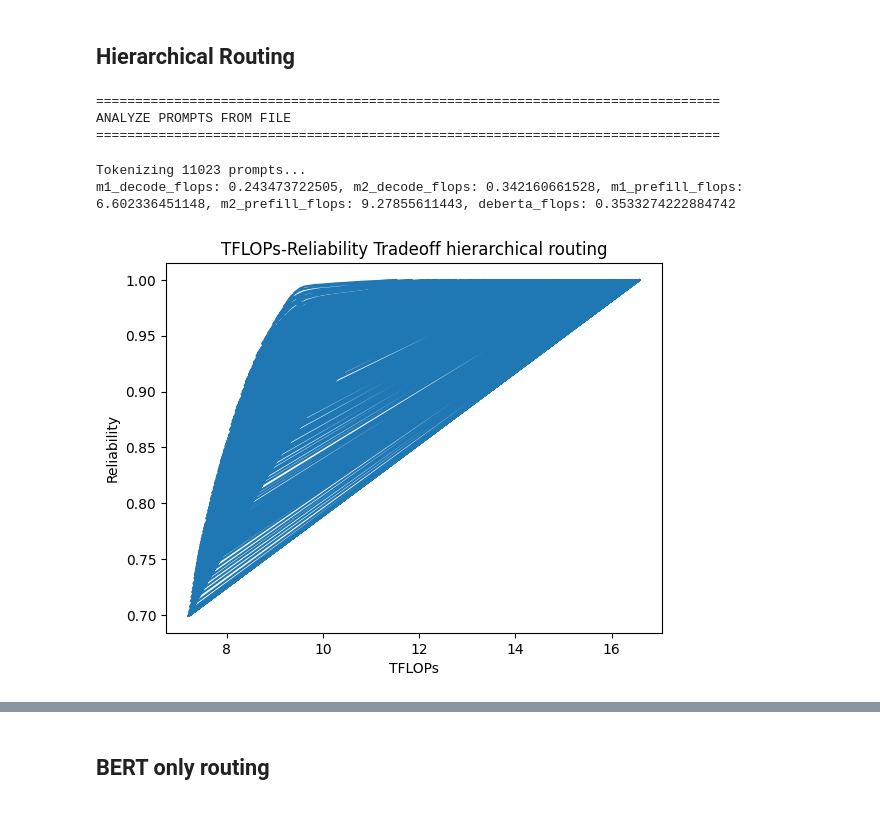
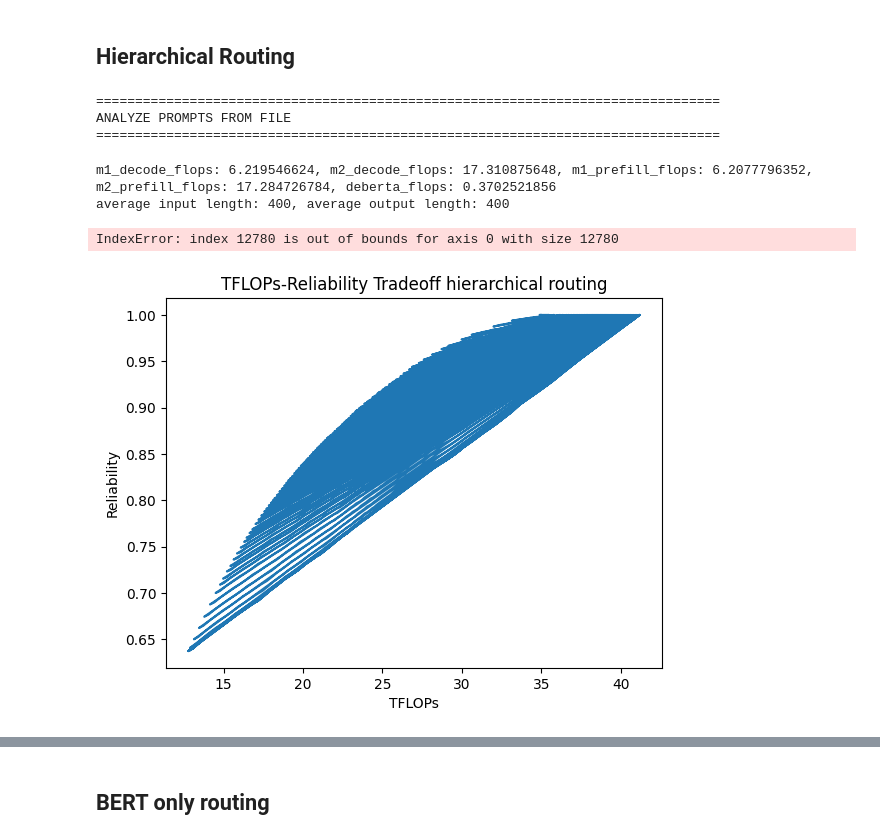
Before and after one commit to hhosseini1377/LLM_routing, a Jupyter notebook: notebooks/trade_off.ipynb, the cells around one changed output, grey strips where cells are left out. Saved outputs shown, nothing was run; the diff lists cells and outputs as text; code cells hidden in the pictures.

```diff
--- a/notebooks/trade_off.ipynb
+++ b/notebooks/trade_off.ipynb
@@ -5,8 +5,8 @@
 The autoreload extension is already loaded. To reload it, use:
   %reload_ext autoreload
 # %%
-small_model_size = 7
-large_model_size = 14
+small_model = 'qwen3_8b'
+large_model = 'qwen3_32b'
 # %% [markdown]
 ## Hierarchical Routing
 # %%
@@ -17,35 +17,70 @@ print("ANALYZE PROMPTS FROM FILE")
 print("=" * 80)
 
 from router_system.compute_flops import reliability_cost_tradeoff_for_different_thresholds_hierarchical_routing
+dataset = 'mmlu_original_auxiliary_qwen8b_2'
 
-file_path = './generate_dataset/datasets/MMLU/mmlu_auxiliary_and_all_with_correct_counts_n5_val.pkl'  # Example path
-cpx_prob_dir = 'cpx_model/inference_logs/probabilities_20251116-214238.pkl'
-bert_prob_dir = 'bert_routing/inference_logs/probabilities_20251117-151544.pkl'
-hierarchical_routing_tradeoff_results = reliability_cost_tradeoff_for_different_thresholds_hierarchical_routing(file_path, cpx_prob_dir, bert_prob_dir, small_model_size, large_model_size)
+if dataset == 'combined':
+    file_path = './routing_dataset/datasets/final_splits/test.pkl'  # Example path
+    cpx_prob_dir = './cpx_model/inference_logs/probabilities_20251125-150836.pkl'
+    bert_prob_dir = './bert_routing/inference_logs/probabilities_20251125-151826.pkl'
+elif dataset == 'mmlu':
+    file_path = './generate_dataset/datasets/MMLU/mmlu_auxiliary_and_all_with_correct_counts_n5_val.pkl'
+    cpx_prob_dir = './cpx_model/inference_logs/probabilities_20251116-214238.pkl'
+    bert_prob_dir = './bert_routing/inference_logs/probabilities_20251117-151544.pkl'
+
+elif dataset == 'mmlu_original_auxiliary_qwen8b':
+    file_path = './routing_dataset/datasets/final_splits/mmlu_all_qwen8b_test.pkl'
+    cpx_prob_dir = './cpx_model/inference_logs/mmlu_original_auxiliary_qwen8b.pkl'
+    bert_prob_dir = './bert_routing/inference_logs/mmlu_original_auxiliary_qwen8b.pkl'
+
+elif dataset == 'mmlu_original_auxiliary_qwen8b_2':
+    file_path = './routing_dataset/datasets/final_splits/mmlu_all_pro_qwen8b_test.pkl'
+    cpx_prob_dir = './cpx_model/inference_logs/probabilities_20251205-170119.pkl'
+    bert_prob_dir = './bert_routing/inference_logs/mmlu_original_auxiliary_qwen8b_20251129-130624.pkl'
+
+elif dataset == 'mmlu_all_pro_qwen8b_test_balanced':
+    file_path = './routing_dataset/datasets/final_splits/mmlu_all_pro_qwen8b_test_balanced.pkl'
+    cpx_prob_dir = './cpx_model/inference_logs/mmlu_original_auxiliary_qwen8b_20251130-140352_balanced.pkl'
+    bert_prob_dir = './bert_routing/inference_logs/mmlu_original_auxiliary_qwen8b_20251129-130624_balanced.pkl'
+
+elif dataset == 'mmlu_all_pro_qwen8b_test_balanced_512_long':
+    file_path = './routing_dataset/datasets/final_splits/mmlu_all_pro_qwen8b_test_balanced_512_long.pkl'
+    cpx_prob_dir = './cpx_model/inference_logs/model_Qwen_Qwen3-8B_cpx_20251130-140352_large.pkl'
+    bert_prob_dir = './bert_routing/inference_logs/mmlu_original_auxiliary_qwen8b_20251129-130624_long.pkl'
+
+elif dataset == 'mmlu_all_pro_qwen17b_test':
+    file_path = './routing_dataset/datasets/final_splits/mmlu_all_pro_qwen17b_test.pkl'
+    cpx_prob_dir = './cpx_model/inference_logs/mmlu_original_auxiliary_qwen17b_log_cpx_20251204-132547.pkl'
+    bert_prob_dir = './bert_routing/inference_logs/mmlu_original_auxiliary_qwen18b_20251204-143815.pkl'
+else:
+    raise ValueError(f"Dataset {dataset} not found")
+
+hierarchical_routing_tradeoff_results = reliability_cost_tradeoff_for_different_thresholds_hierarchical_routing(file_path, cpx_prob_dir, bert_prob_dir, small_model, large_model)
 # %% [output]
 ================================================================================
 ANALYZE PROMPTS FROM FILE
 ================================================================================
-Tokenizing 11023 prompts...
-m1_decode_flops: 0.243473722505, m2_decode_flops: 0.342160661528, m1_prefill_flops: 6.602336451148, m2_prefill_flops: 9.27855611443, deberta_flops: 0.3533274222884742
+m1_decode_flops: 6.219546624, m2_decode_flops: 17.310875648, m1_prefill_flops: 6.2077796352, m2_prefill_flops: 17.284726784, deberta_flops: 0.3702521856
+average input length: 400, average output length: 400
+IndexError: index 12780 is out of bounds for axis 0 with size 12780
 # %%
 from matplotlib import pyplot as plt
 hierarchical_routing_costs = []
 hierarchical_routing_reliabilities = []
-
+hierarchical_routing_latencies = []
 for comb in hierarchical_routing_tradeoff_results:
     hierarchical_routing_costs.append(hierarchical_routing_tradeoff_results[comb]['flops'])
     hierarchical_routing_reliabilities.append(hierarchical_routing_tradeoff_results[comb]['reliability'])
-
+    hierarchical_routing_latencies.append(hierarchical_routing_tradeoff_results[comb]['average_latency_per_prompt'])
 # hierarchical_routing_costs = [cost / max_cost for cost in hierarchical_routing_costs]
 hierarchical_routing_costs = [cost / 1e12 for cost in hierarchical_routing_costs]
 plt.plot(hierarchical_routing_costs, hierarchical_routing_reliabilities)
 plt.title('TFLOPs-Reliability Tradeoff hierarchical routing')
 plt.xlabel('TFLOPs')
 plt.ylabel('Reliability')
 plt.show()
 # %% [output]
-[figure, old version]
+[figure, new version]
 # %%
 from router_system.compute_flops import get_pareto_front
 
```
Also changed, not shown: parts of 14 cells of this notebook, 22 other files.
